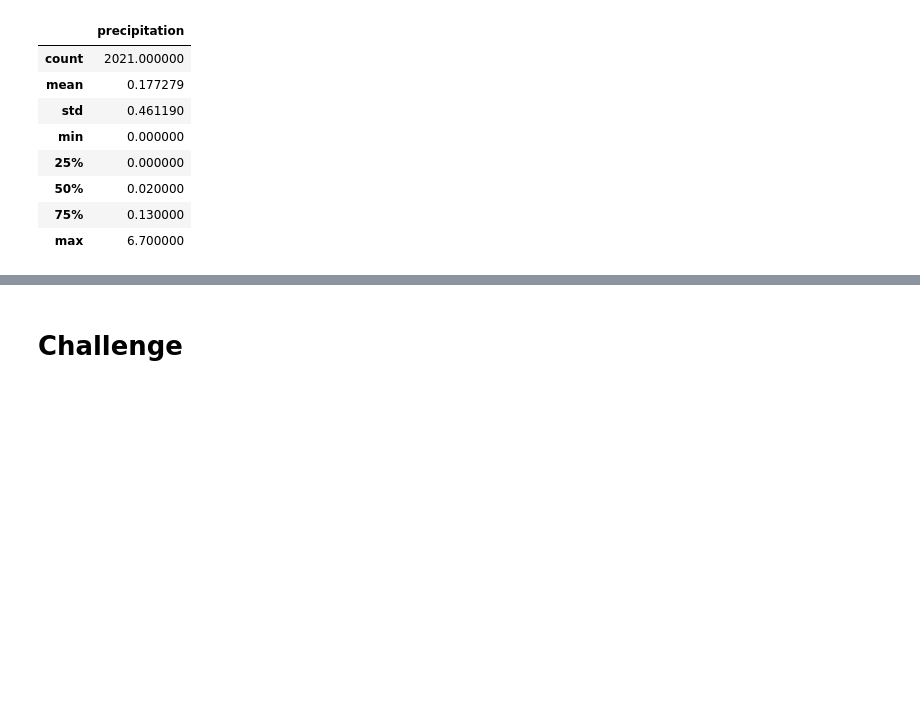
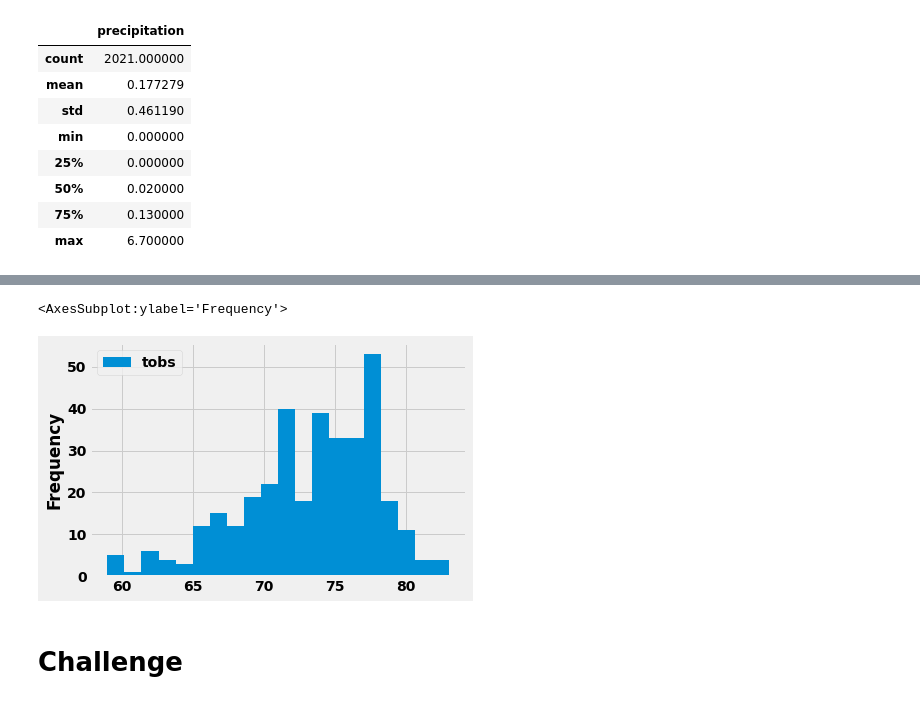
Before and after one commit to WalterMarikwa/surfs_up, a Jupyter notebook: climate_analysis.ipynb, the cells around one changed output, grey strips where cells are left out. Saved outputs shown, nothing was run; the diff lists cells and outputs as text; code cells hidden in the pictures; blank space fills up the shorter version.

```diff
--- a/climate_analysis.ipynb
+++ b/climate_analysis.ipynb
@@ -126,3 +231,8 @@ plt.tight_layout()
+# %%
+df.plot.hist(bins=20)
+# %% [output]
+<AxesSubplot:ylabel='Frequency'>
+[figure, added]
 # %%
 # Write a function called `calc_temps` that will accept start date and end date in the format '%Y-%m-%d'
 # and return the minimum, average, and maximum temperatures for that range of dates
```
Also changed, not shown: parts of 29 cells of this notebook.
